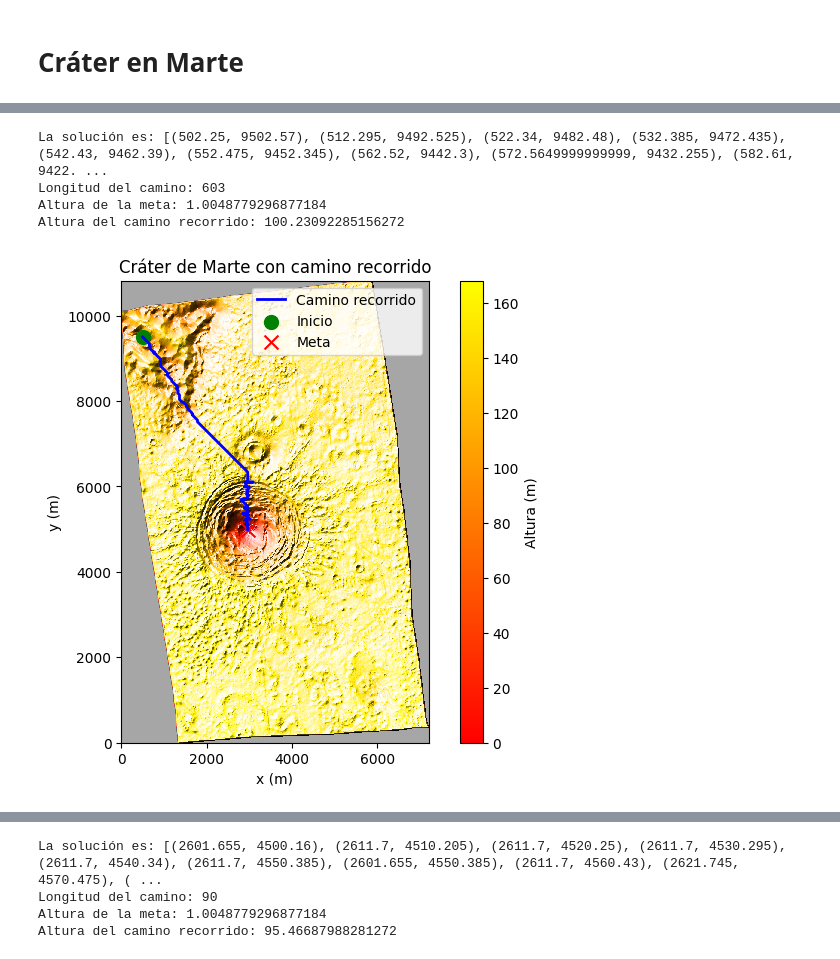
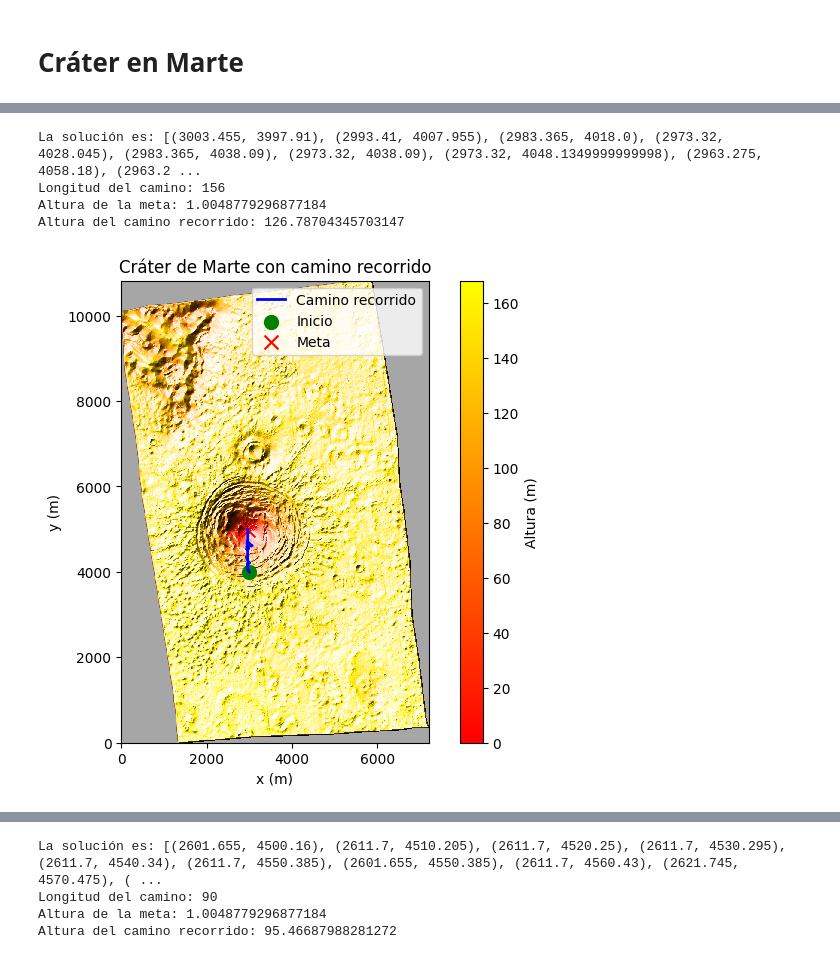
Before and after one commit to alan1x/Proyecto-Marte, a Jupyter notebook: Greedy.ipynb, the cells around one changed output, grey strips where cells are left out. Cells and saved outputs as stored; diff of their text form; code cells hidden in the pictures.

```diff
--- a/Greedy.ipynb
+++ b/Greedy.ipynb
@@ -58,10 +58,10 @@ Altura del camino recorrido: 154.1801562500002
 # %%
-x_start, y_start = 500, 9500
+x_start, y_start = 3000, 4000
 camino_recorrido_crater(crater_map,x_start,y_start)
 # %% [output]
-La solución es: [(502.25, 9502.57), (512.295, 9492.525), (522.34, 9482.48), (532.385, 9472.435), (542.43, 9462.39), (552.475, 9452.345), (562.52, 9442.3), (572.5649999999999, 9432.255), (582.61, 9422. ...
-Longitud del camino: 603
+La solución es: [(3003.455, 3997.91), (2993.41, 4007.955), (2983.365, 4018.0), (2973.32, 4028.045), (2983.365, 4038.09), (2973.32, 4038.09), (2973.32, 4048.1349999999998), (2963.275, 4058.18), (2963.2 ...
+Longitud del camino: 156
 Altura de la meta: 1.0048779296877184
-Altura del camino recorrido: 100.23092285156272
+Altura del camino recorrido: 126.78704345703147
-[figure, old version]
+[figure, new version]
 # %%
```
Also changed, not shown: parts of 3 cells of this notebook.
